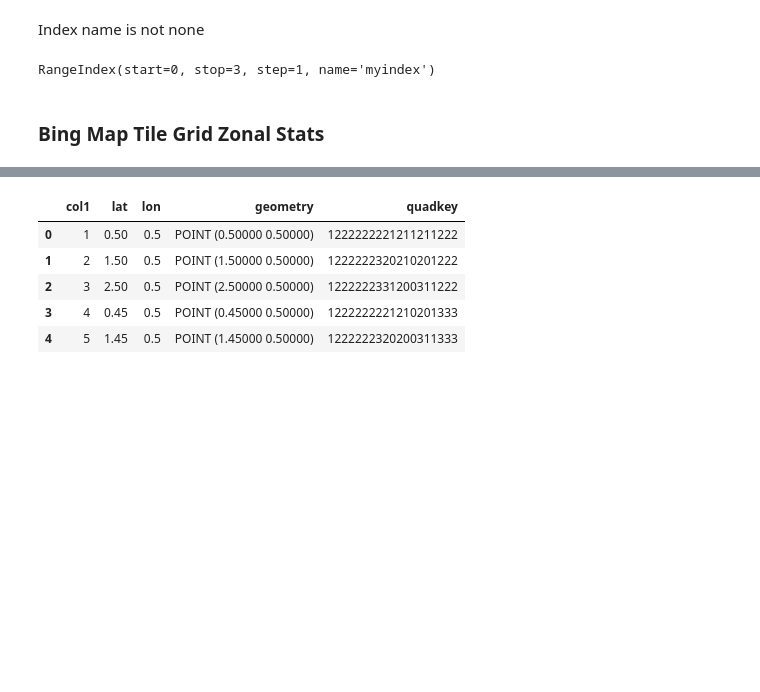
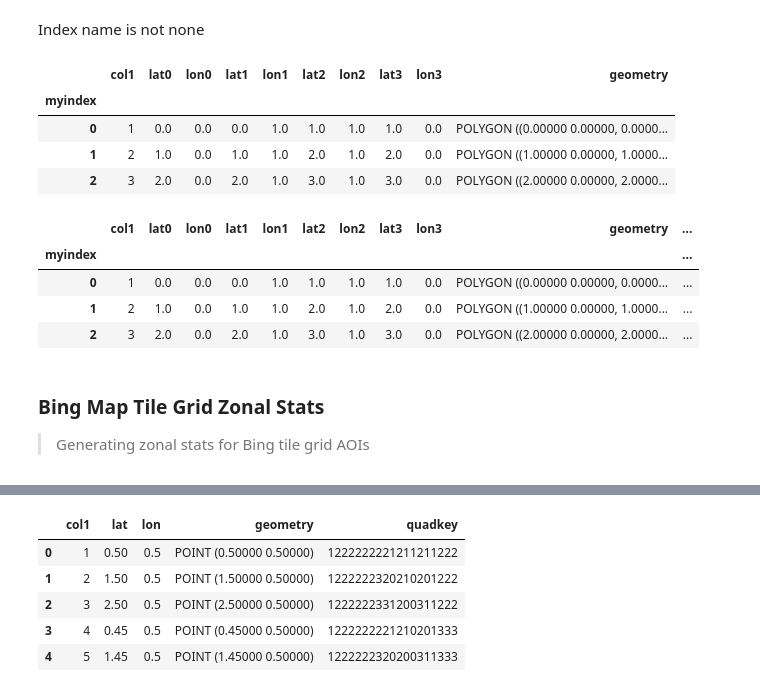
Before and after one commit to thinkingmachines/geowrangler, a Jupyter notebook: notebooks/02_vector_zonal_stats.ipynb, the cells around one changed output, grey strips where cells are left out. Saved outputs shown, nothing was run; the diff lists cells and outputs as text; code cells hidden in the pictures; blank space fills up the shorter version.

Commit message:
Update doc details for bingtile vector zonal stats

```diff
--- a/notebooks/02_vector_zonal_stats.ipynb
+++ b/notebooks/02_vector_zonal_stats.ipynb
@@ -720,13 +720,25 @@ Index name is not none
 named_index_aoi = simple_aoi.copy()
 named_index_aoi.index.name = "myindex"
 # %%
-named_index_aoi.index
+named_index_aoi
 # %% [output]
-RangeIndex(start=0, stop=3, step=1, name='myindex')
+|  | col1 | lat0 | lon0 | lat1 | lon1 | lat2 | lon2 | lat3 | lon3 | geometry |
+| myindex |  |  |  |  |  |  |  |  |  |  |
+| 0 | 1 | 0.0 | 0.0 | 0.0 | 1.0 | 1.0 | 1.0 | 1.0 | 0.0 | POLYGON ((0.00000 0.00000, 0.0000... |
+| 1 | 2 | 1.0 | 0.0 | 1.0 | 1.0 | 2.0 | 1.0 | 2.0 | 0.0 | POLYGON ((1.00000 0.00000, 1.0000... |
+| 2 | 3 | 2.0 | 0.0 | 2.0 | 1.0 | 3.0 | 1.0 | 3.0 | 0.0 | POLYGON ((2.00000 0.00000, 2.0000... |
 # %%
 named_index_results = create_zonal_stats(
     named_index_aoi, simple_data, aggregations=[{"func": "count"}]
 )
+# %%
+named_index_results.head()
+# %% [output]
+|  | col1 | lat0 | lon0 | lat1 | lon1 | lat2 | lon2 | lat3 | lon3 | geometry | ... |
+| myindex |  |  |  |  |  |  |  |  |  |  | ... |
+| 0 | 1 | 0.0 | 0.0 | 0.0 | 1.0 | 1.0 | 1.0 | 1.0 | 0.0 | POLYGON ((0.00000 0.00000, 0.0000... | ... |
+| 1 | 2 | 1.0 | 0.0 | 1.0 | 1.0 | 2.0 | 1.0 | 2.0 | 0.0 | POLYGON ((1.00000 0.00000, 1.0000... | ... |
+| 2 | 3 | 2.0 | 0.0 | 2.0 | 1.0 | 3.0 | 1.0 | 3.0 | 0.0 | POLYGON ((2.00000 0.00000, 2.0000... | ... |
 # %%
 # hide
 assert type(named_index_results.index) == pd.Int64Index
@@ -735,6 +747,7 @@ assert type(named_index_results.index) == pd.Int64Index
 assert named_index_results.index.name == "myindex"
 # %% [markdown]
 ### Bing Map Tile Grid Zonal Stats
+> Generating zonal stats for Bing tile grid AOIs
 # %%
 # exporti
 
```
Also changed, not shown: parts of 8 cells of this notebook.
